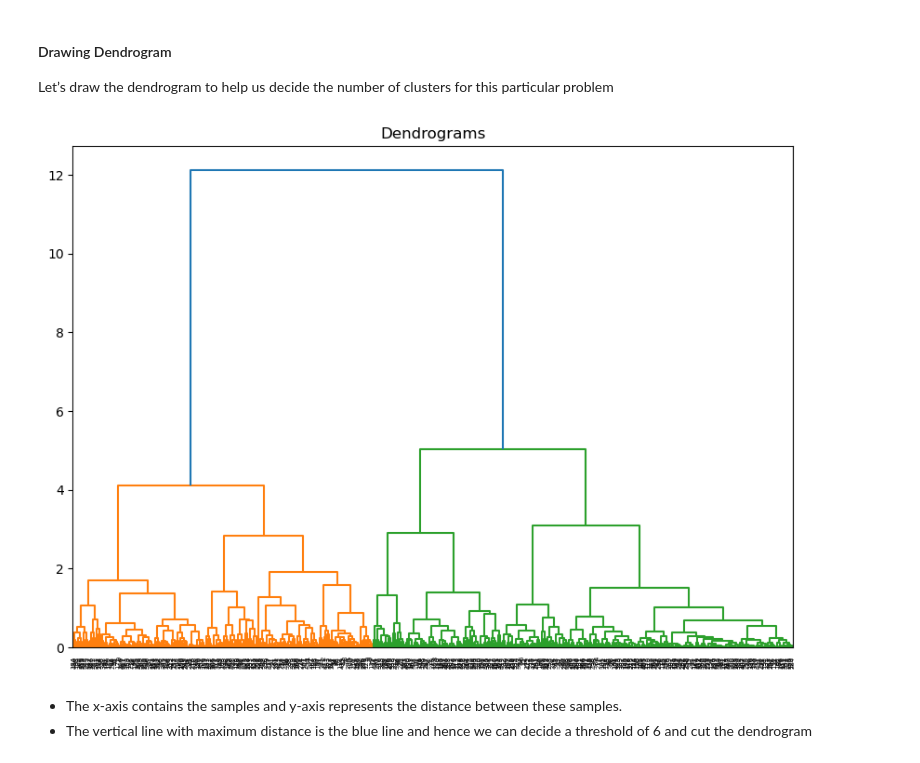
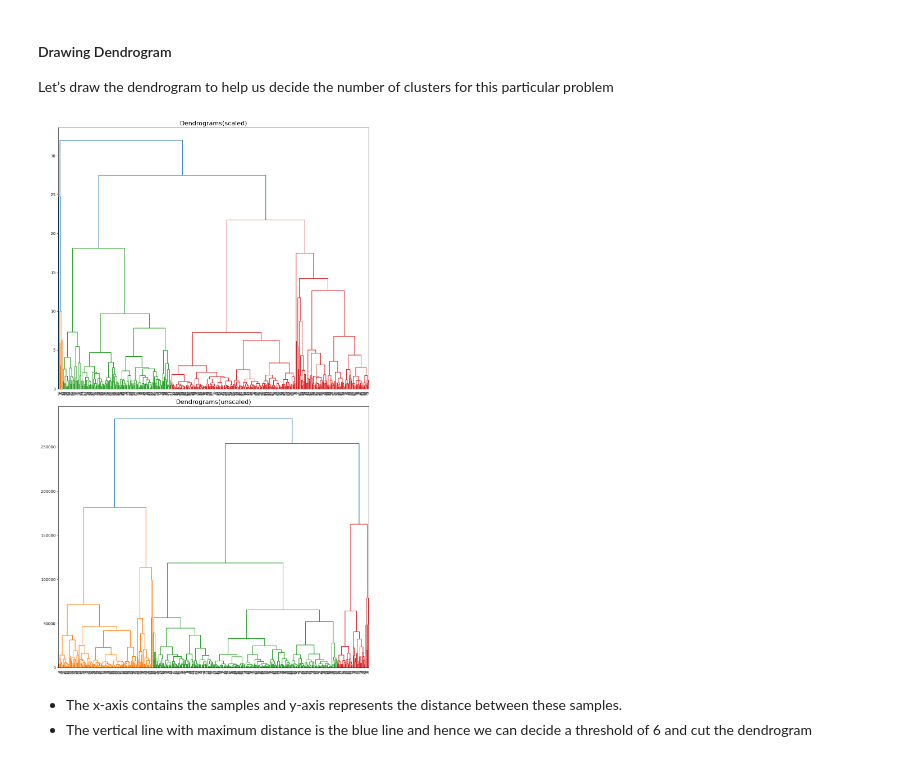
Before and after one commit to dbabichenko/python_for_data_and_analytics, a Jupyter notebook: Clustering/hierarchical_clustering_example.ipynb, the cells around one changed output. Drawn from its saved outputs; the diff is of its cells as text; code cells hidden in the pictures.

```diff
--- a/Clustering/hierarchical_clustering_example.ipynb
+++ b/Clustering/hierarchical_clustering_example.ipynb
@@ -62,8 +62,10 @@ Normalizing data scales in machine learning applications serves several importan
 * Z-score Standardization: Transforms the data to have a mean of 0 and a standard deviation of 1.
 * Robust Scaling: Uses the median and interquartile range, which is useful for data with outliers.
 # %%
-from sklearn.preprocessing import normalize
-data_scaled = normalize(data)
-data_scaled = pd.DataFrame(data_scaled, columns=data.columns)
+from sklearn.preprocessing import StandardScaler
+scaler = StandardScaler()
+data_unscaled = data[['Fresh', 'Milk', 'Grocery', 'Frozen', 'Detergents_Paper', 'Delicassen']]
+data_scaled = scaler.fit_transform(data_unscaled)
+data_scaled = pd.DataFrame(data_scaled, columns=data_unscaled.columns)
 data_scaled.head()
 # %% [output]
@@ -121,11 +123,18 @@ data_scaled.shape
 Let’s  draw the dendrogram to help us decide the number of clusters for this particular problem
 # %%
 import scipy.cluster.hierarchy as shc
-plt.figure(figsize=(10, 7))
-plt.title("Dendrograms")
-dend = shc.dendrogram(shc.linkage(data_scaled, method='ward'))
+
+link_method = 'ward'
+
+fig, axs = plt.subplots(2, 1, figsize=(12, 20))
+axs[0].set_title("Dendrograms(scaled)", size=16)
+shc.dendrogram(shc.linkage(data_scaled, method=link_method), ax=axs[0], orientation='top')
+axs[1].set_title("Dendrograms(unscaled)", size=16)
+shc.dendrogram(shc.linkage(data_unscaled, method=link_method), ax=axs[1], orientation='top')
+plt.tight_layout()
+plt.show()
 # %% [output]
-[figure, old version]
+[figure, new version]
 # %% [markdown]
 * The x-axis contains the samples and y-axis represents the distance between these samples.
 * The vertical line with maximum distance is the blue line and hence we can decide a threshold of 6 and cut the dendrogram
```
Also changed, not shown: parts of 7 cells of this notebook, 2 other files.
